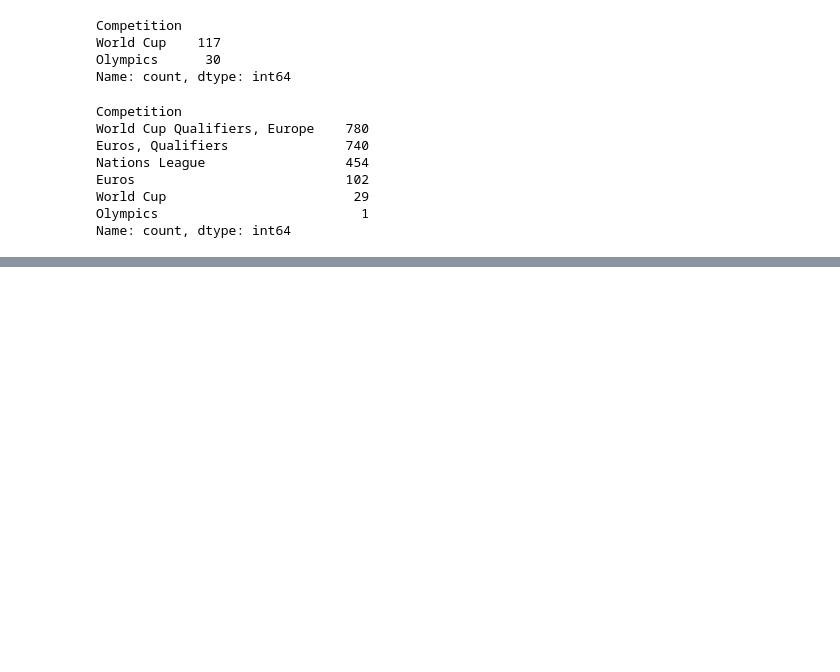
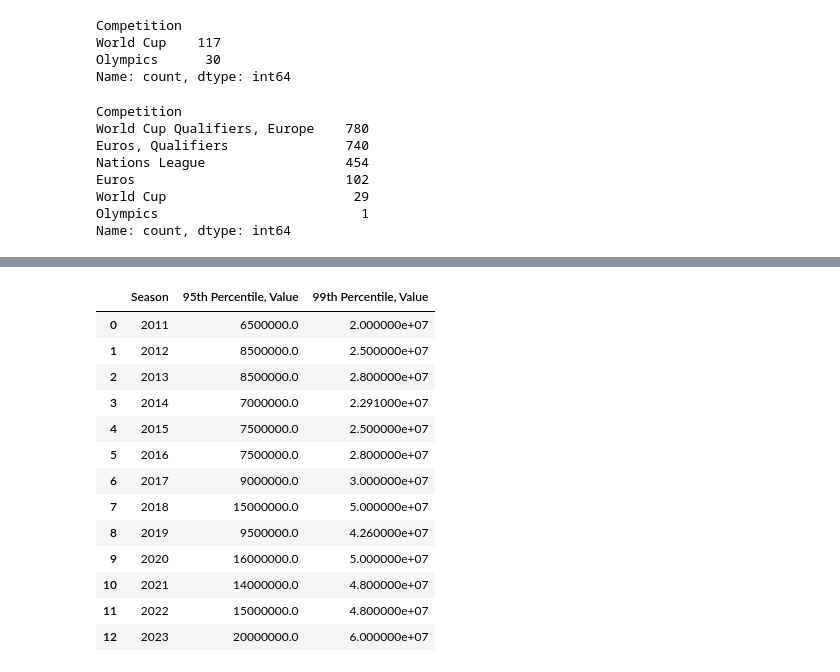
Before and after one commit to finnlsmith/footy_project_market_value_rankings, a Jupyter notebook: Analysis_Q1/create_cross_section_scripts.ipynb, the cells around one changed output, grey strips where cells are left out. Cells and saved outputs as stored; diff of their text form; code cells hidden in the pictures; blank space fills up the shorter version.

```diff
--- a/Analysis_Q1/create_cross_section_scripts.ipynb
+++ b/Analysis_Q1/create_cross_section_scripts.ipynb
@@ -750,0 +940,28 @@ win_pct_stats
+# %%
+seasons_percentiles_DF = pd.DataFrame()
+for season in market_value_data['Season'].unique():
+    percentiles_values = plot_data_mv(market_value_data[market_value_data['Season'] == season])
+    new_row = {
+        'Season': season,
+        '95th Percentile, Value': percentiles_values[0],
+        '99th Percentile, Value': percentiles_values[1],
+    }
+    new_row_df = pd.DataFrame([new_row])
+    seasons_percentiles_DF = pd.concat([seasons_percentiles_DF, new_row_df], ignore_index=True)
+seasons_percentiles_DF = seasons_percentiles_DF.sort_values('Season').reset_index().drop(columns={'index'})
+seasons_percentiles_DF
+# %% [output]
+|  | Season | 95th Percentile, Value | 99th Percentile, Value |
+| 0 | 2011 | 6500000.0 | 2.000000e+07 |
+| 1 | 2012 | 8500000.0 | 2.500000e+07 |
+| 2 | 2013 | 8500000.0 | 2.800000e+07 |
+| 3 | 2014 | 7000000.0 | 2.291000e+07 |
+| 4 | 2015 | 7500000.0 | 2.500000e+07 |
+| 5 | 2016 | 7500000.0 | 2.800000e+07 |
+| 6 | 2017 | 9000000.0 | 3.000000e+07 |
+| 7 | 2018 | 15000000.0 | 5.000000e+07 |
+| 8 | 2019 | 9500000.0 | 4.260000e+07 |
+| 9 | 2020 | 16000000.0 | 5.000000e+07 |
+| 10 | 2021 | 14000000.0 | 4.800000e+07 |
+| 11 | 2022 | 15000000.0 | 4.800000e+07 |
+| 12 | 2023 | 20000000.0 | 6.000000e+07 |
```
Also changed, not shown: parts of 15 cells of this notebook, 34 other files.
